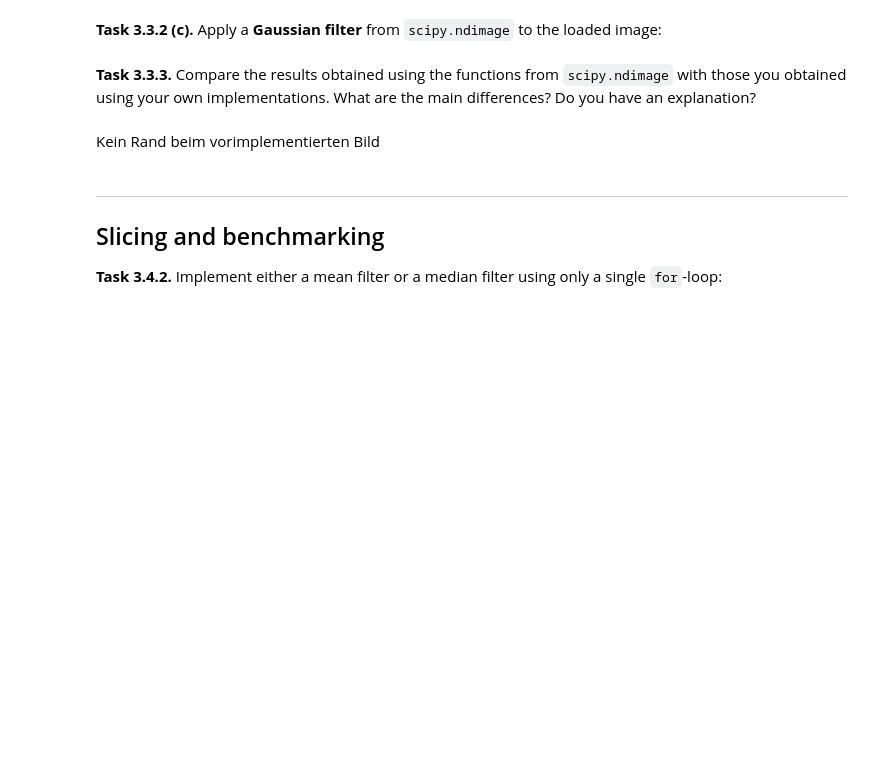
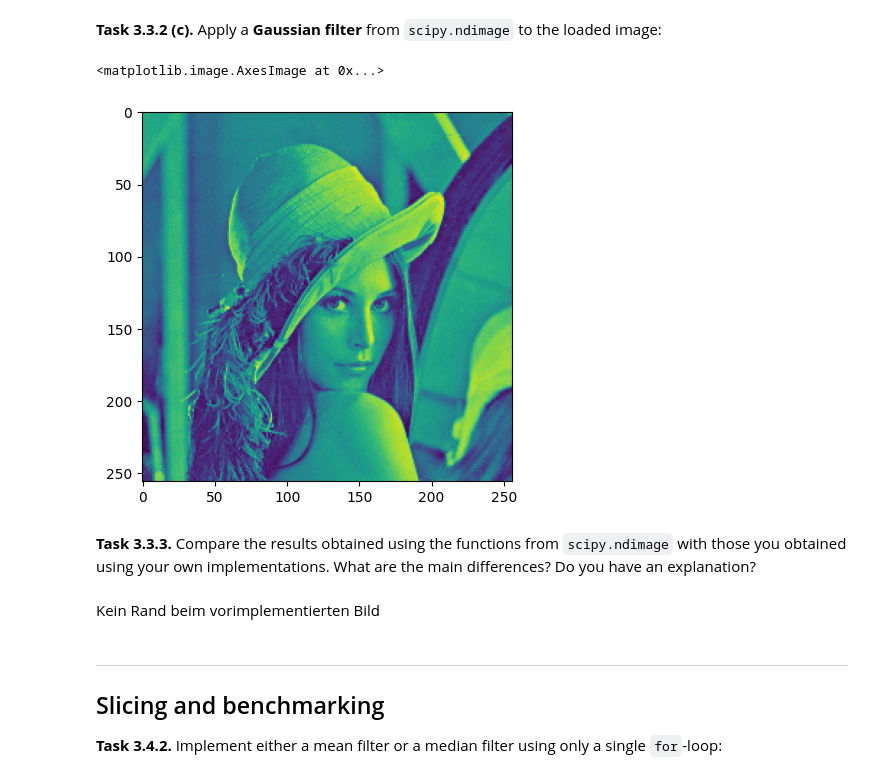
Before and after one commit to Jana2024/mobi-fs3-python, a Jupyter notebook: task3.ipynb, the cells around one changed output. Saved outputs shown, nothing was run; the diff lists cells and outputs as text; code cells hidden in the pictures; blank space fills up the shorter version.

```diff
--- a/task3.ipynb
+++ b/task3.ipynb
@@ -123,10 +132,13 @@ plt.imshow(median_scipy)
 **<a id="#">Task 3.3.2 (c).</a>** Apply a **Gaussian filter** from `scipy.ndimage` to the loaded image:
 # %%
 lena_gauss = img.copy()
-Gauss_scipy = scipy.ndimage.gaussian_filter(lena_gauss,sigma)
+Gauss_scipy = scipy.ndimage.gaussian_filter(lena_gauss,0.1)
 plt.imshow(Gauss_scipy)
 #sigma kleiner = steiler => näher an normalem Bild
 # Do I have to define the value of sigma? Does img, sigma // img, size also work?
+# %% [output]
+<matplotlib.image.AxesImage at 0x...>
+[figure, added]
 # %% [markdown]
 **<a id="#">Task 3.3.3.</a>** Compare the results obtained using the functions from `scipy.ndimage` with those you obtained using your own implementations. What are the main differences? Do you have an explanation?
 # %% [markdown]
```
Also changed, not shown: parts of 5 cells of this notebook.
